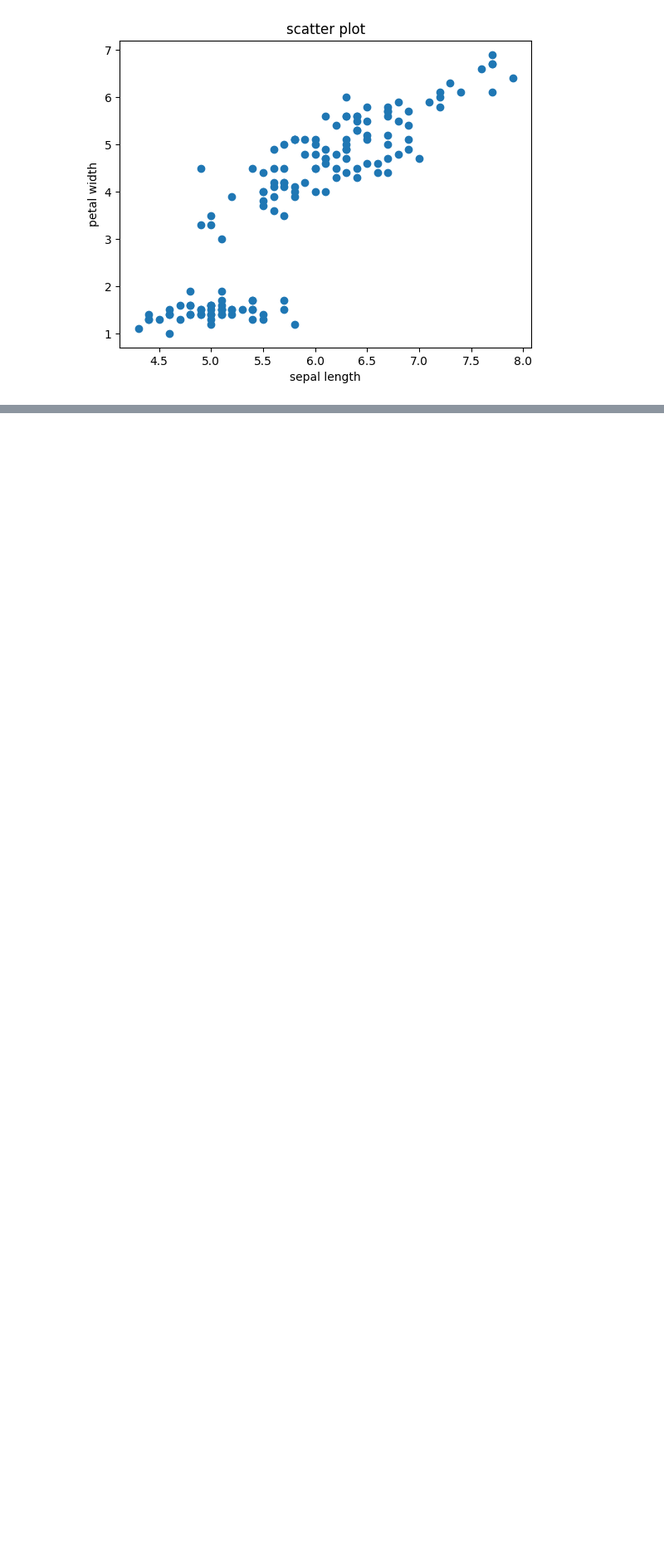
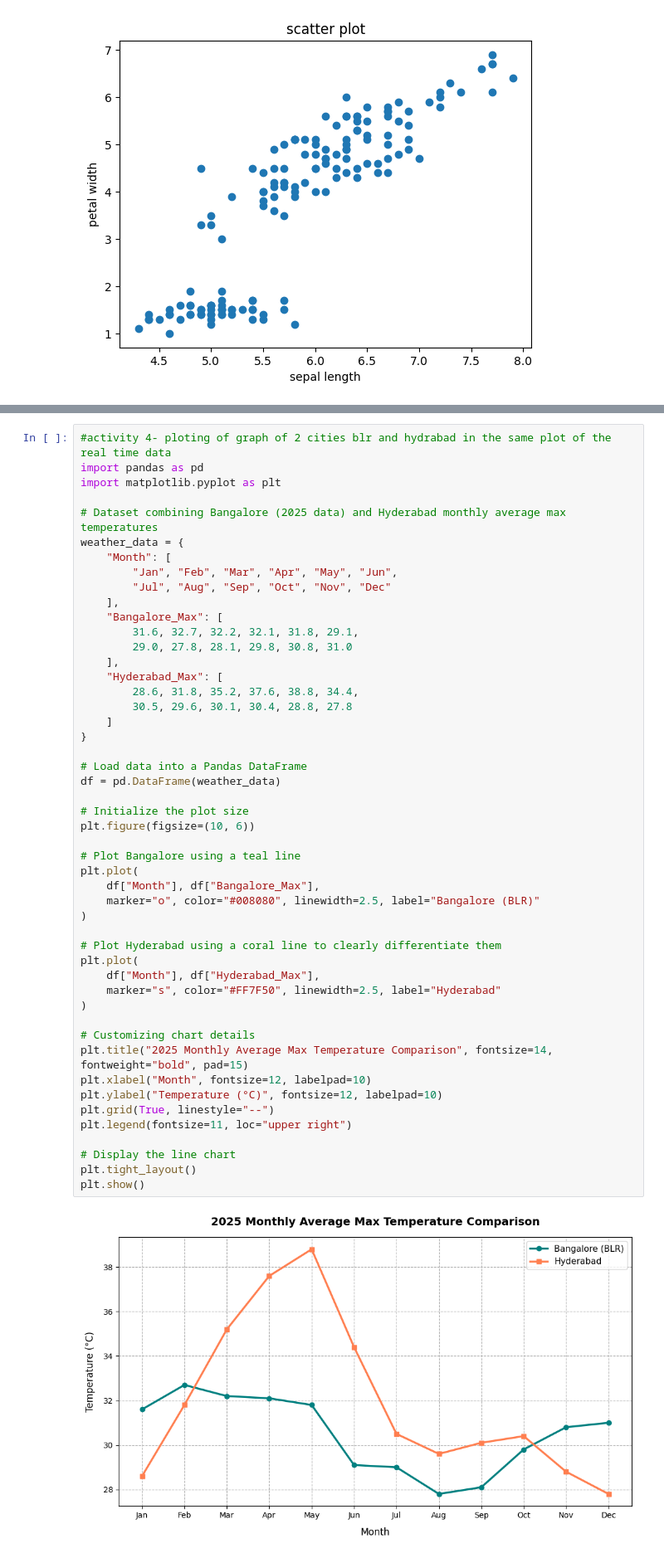
Before and after one commit to BhuvanHande/ML-Lab, a Jupyter notebook: lab2.ipynb, the cells around one changed output, grey strips where cells are left out. Shown at 83% size. Cells and saved outputs as stored; diff of their text form; blank space fills up the shorter version.

```diff
--- a/lab2.ipynb
+++ b/lab2.ipynb
@@ -39,0 +54,51 @@ plt.show()
+# %%
+#activity 4- ploting of graph of 2 cities blr and hydrabad in the same plot of the real time data
+import pandas as pd
+import matplotlib.pyplot as plt
+
+# Dataset combining Bangalore (2025 data) and Hyderabad monthly average max temperatures
+weather_data = {
+    "Month": [
+        "Jan", "Feb", "Mar", "Apr", "May", "Jun",
+        "Jul", "Aug", "Sep", "Oct", "Nov", "Dec"
+    ],
+    "Bangalore_Max": [
+        31.6, 32.7, 32.2, 32.1, 31.8, 29.1,
+        29.0, 27.8, 28.1, 29.8, 30.8, 31.0
+    ],
+    "Hyderabad_Max": [
+        28.6, 31.8, 35.2, 37.6, 38.8, 34.4,
+        30.5, 29.6, 30.1, 30.4, 28.8, 27.8
+    ]
+}
+
+# Load data into a Pandas DataFrame
+df = pd.DataFrame(weather_data)
+
+# Initialize the plot size
+plt.figure(figsize=(10, 6))
+
+# Plot Bangalore using a teal line
+plt.plot(
+    df["Month"], df["Bangalore_Max"],
+    marker="o", color="#008080", linewidth=2.5, label="Bangalore (BLR)"
+)
+
+# Plot Hyderabad using a coral line to clearly differentiate them
+plt.plot(
+    df["Month"], df["Hyderabad_Max"],
+    marker="s", color="#FF7F50", linewidth=2.5, label="Hyderabad"
+)
+
+# Customizing chart details
+plt.title("2025 Monthly Average Max Temperature Comparison", fontsize=14, fontweight="bold", pad=15)
+plt.xlabel("Month", fontsize=12, labelpad=10)
+plt.ylabel("Temperature (°C)", fontsize=12, labelpad=10)
+plt.grid(True, linestyle="--")
+plt.legend(fontsize=11, loc="upper right")
+
+# Display the line chart
+plt.tight_layout()
+plt.show()
+# %% [output]
+[figure, added]
```
Also changed, not shown: parts of 3 cells of this notebook.
